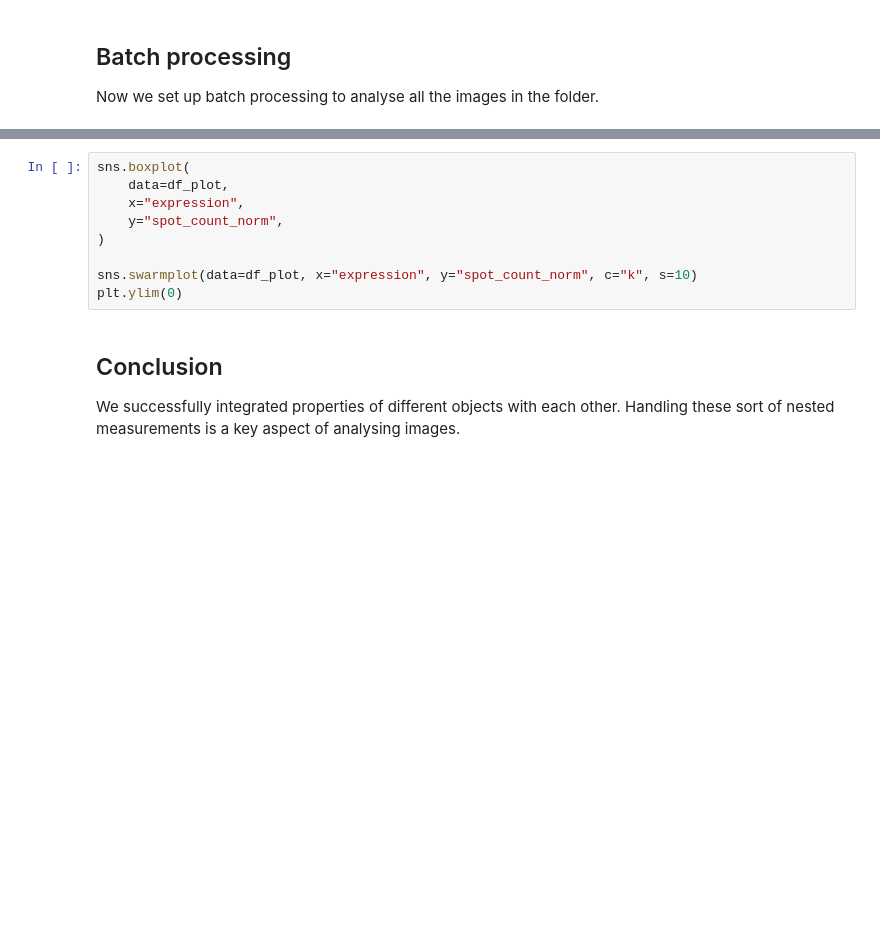
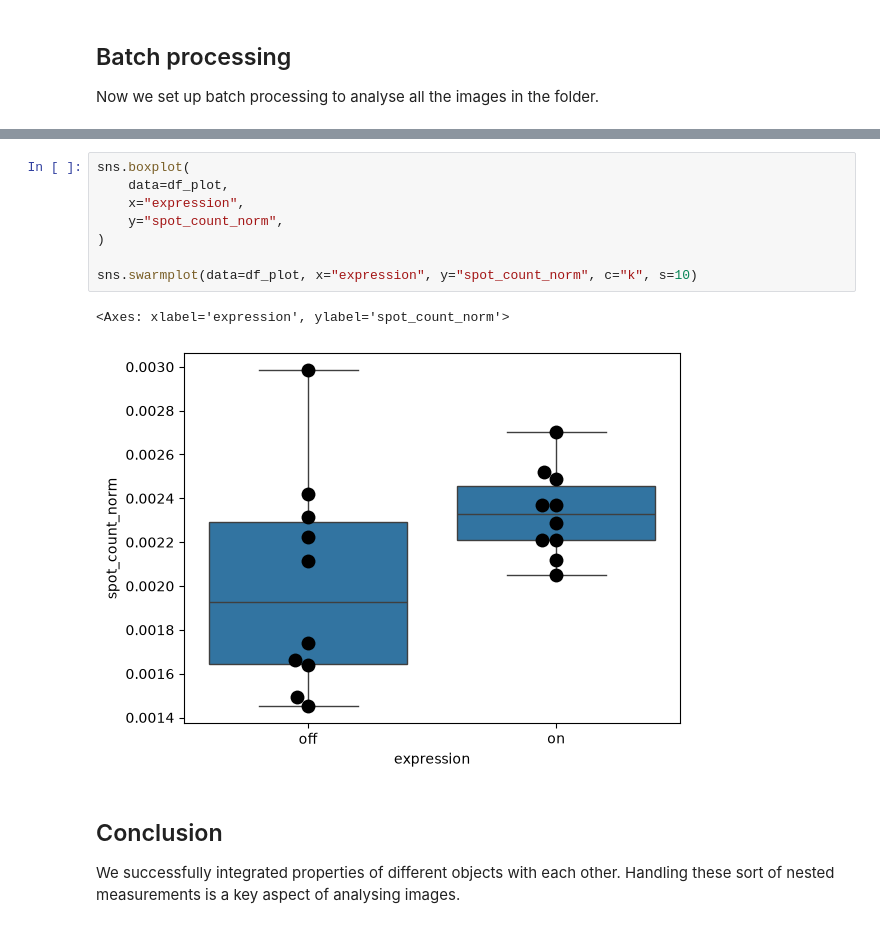
Before and after one commit to bobiac/bobiac-book, a Jupyter notebook: _sources/content/07_measurement_and_quantification/B_nested_objects.ipynb, the cells around one changed output, grey strips where cells are left out. Saved outputs shown, nothing was run; the diff lists cells and outputs as text; blank space fills up the shorter version.

```diff
--- a/_sources/content/07_measurement_and_quantification/B_nested_objects.ipynb
+++ b/_sources/content/07_measurement_and_quantification/B_nested_objects.ipynb
@@ -389,12 +674,14 @@ plt.ylim(0)
 # %%
 sns.boxplot(
     data=df_plot,
     x="expression",
     y="spot_count_norm",
 )
 
 sns.swarmplot(data=df_plot, x="expression", y="spot_count_norm", c="k", s=10)
-plt.ylim(0)
+# %% [output]
+<Axes: xlabel='expression', ylabel='spot_count_norm'>
+[figure, added]
 # %% [markdown]
 ## Conclusion
 We successfully integrated properties of different objects with each other. Handling these sort of nested measurements is a key aspect of analysing images.
```
Also changed, not shown: parts of 37 cells of this notebook, 52 other files.
